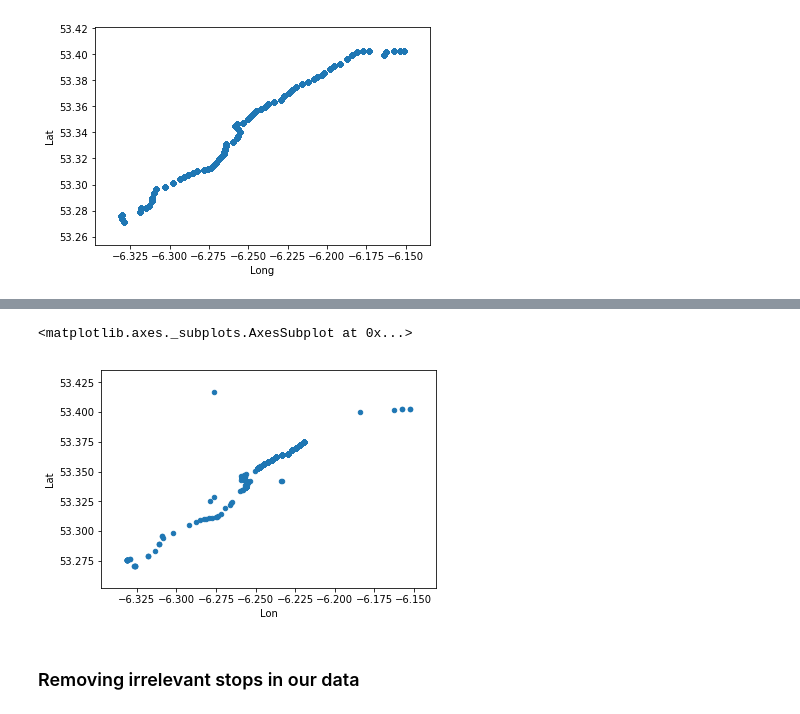
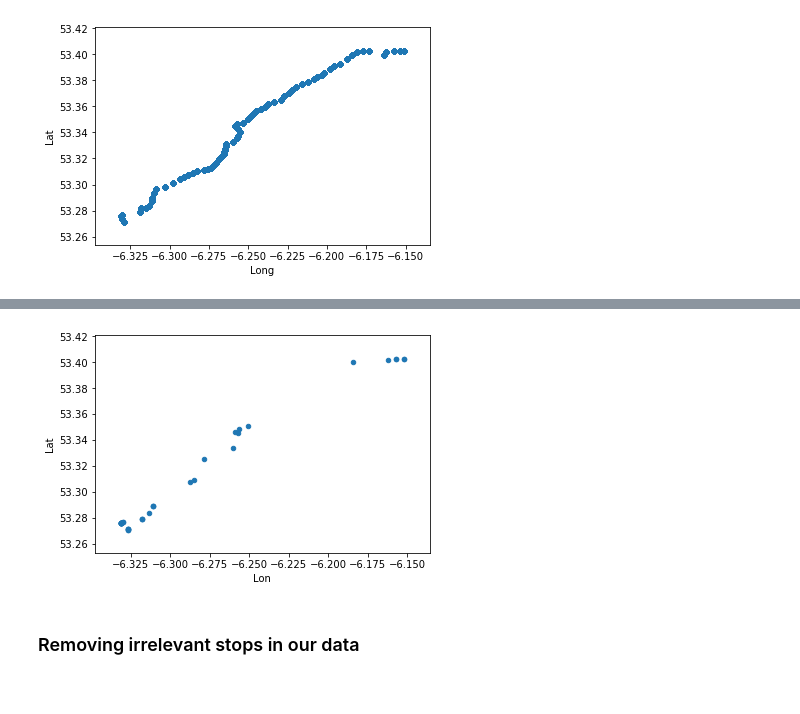
Before and after one commit to brokenloop/Research_practicum_2017, a Jupyter notebook: Data Analysis/Daniel/Schedule & Data comparison.ipynb, the cells around one changed output, grey strips where cells are left out. Drawn from its saved outputs; the diff is of its cells as text; code cells hidden in the pictures.

```diff
--- a/Data Analysis/Daniel/Schedule & Data comparison.ipynb
+++ b/Data Analysis/Daniel/Schedule & Data comparison.ipynb
@@ -25,6 +25,8 @@ df.shape
 (252288, 14)
 # %%
 schedule = pd.read_csv("bus_data/dublinbus_scheduledData2013csv.csv", low_memory=False, encoding="ISO-8859-1")
+# %%
+schedule = schedule.dropna()
 # %% [markdown]
 ### Exploring schedule
 # %%
@@ -48,6 +50,10 @@ schedule["StopID"] = schedule['stop_id'].apply(lambda x: get_stop(x))
 # Extracting LineID from trip_id
 
 schedule["LineID"] = schedule["trip_id"].str.extract('\-(.*?)\-')
+# %%
+# Convert StopIDs back to int
+df['StopID'] = df['StopID'].astype('int64')
+schedule['StopID'] = schedule['StopID'].astype('int64')
 # %%
 # Number of unique LineIDs
 
@@ -190,6 +194,9 @@ misc_df = schedule_line[schedule_line.StopID.isin(misc_stops)]
 
 misc_df.head()
 
-locations = misc_df[["Long", "Lat"]]
-locations.plot.scatter(x="Long", y="Lat")
+if len(misc_df > 0):
+    locations = misc_df[["Long", "Lat"]]
+    locations.plot.scatter(x="Long", y="Lat")
+else:
+    print("No difference!")
 # %% [output]
@@ -198,19 +204,21 @@ locations.plot.scatter(x="Long", y="Lat")
 # %%
 # Plotting stops in data but not schedule (misc_stops2)
 
 set1 = set(df.StopID.unique())
 set2 = set(schedule_line.StopID.unique())
 misc_stops = set1.difference(set2)
 
 misc_df = df[df.StopID.isin(misc_stops)]
 
 misc_df.head()
 
-locations = misc_df[["Lon", "Lat"]]
-locations.plot.scatter(x="Lon", y="Lat")
+if len(misc_df > 0):
+    locations = misc_df[["Lon", "Lat"]]
+    locations.plot.scatter(x="Lon", y="Lat")
+else:
+    print("No difference!")
 # %% [output]
-<matplotlib.axes._subplots.AxesSubplot at 0x...>
-[figure, old version]
+[figure, new version]
 # %% [markdown]
 ### Removing irrelevant stops in our data
 # %%
```
Also changed, not shown: parts of 7 cells of this notebook, 3 other files.
